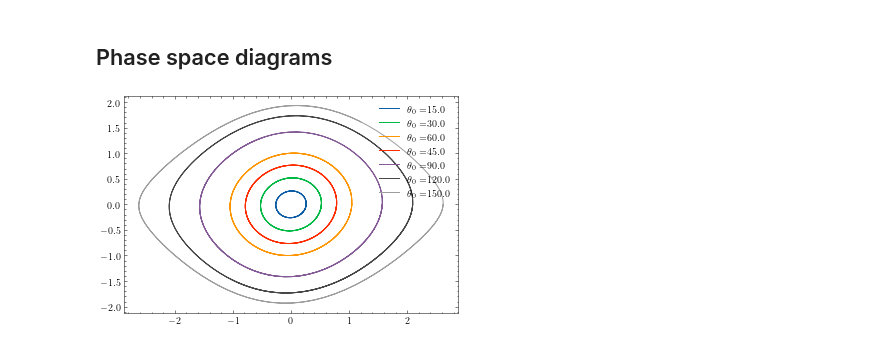
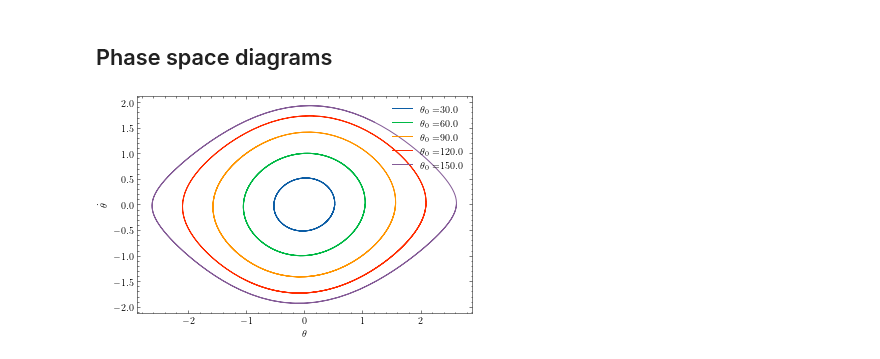
Before and after one commit to franklinzppa/fisica-computacional, a Jupyter notebook: week3.ipynb, the cells around one changed output. Saved outputs shown, nothing was run; the diff lists cells and outputs as text; code cells hidden in the pictures.

Commit message:
added phase evolution

```diff
--- a/week3.ipynb
+++ b/week3.ipynb
@@ -396,37 +394,39 @@ plt.close()
 # %% [markdown]
 ## Phase space diagrams
 # %%
-# Phase space diagrams
+# Phase space diagrams: theta0
 
 dt = 0.1
 t = np.arange(0, 20.0 + dt, dt)
 N = len(t)
 
-x0 = [np.pi/12, np.pi/6, np.pi/3, np.pi/4, np.pi/2, np.pi/1.5, np.pi/1.2]
+x0 = [np.pi/6, np.pi/3, np.pi/2, np.pi/1.5, np.pi/1.2]
 
 x_list = []
 v_list = []
 
 for j in range(len(x0)):
 
     x = np.zeros(N)
     v = np.zeros(N)
 
     x[0] = x0[j]
     v[0] = 0.0
 
     def f(x):
         return -np.sin(x)
 
     for i in range(N - 1):
         v[i+1] = v[i] + f(x[i])*dt
         x[i+1] = x[i] + v[i+1]*dt
 
     x_list.append(x)
     v_list.append(v)
     plt.plot(x, v, label=r'$\theta_0 = $'+str(np.round(180.0*x0[j]/np.pi)))
 
+plt.xlabel(r'$\theta$')
+plt.ylabel(r'$\dot{\theta}$')
 plt.legend()
 plt.show()
 # %% [output]
-[figure, old version]
+[figure, new version]
```
Also changed, not shown: parts of 14 cells of this notebook.
